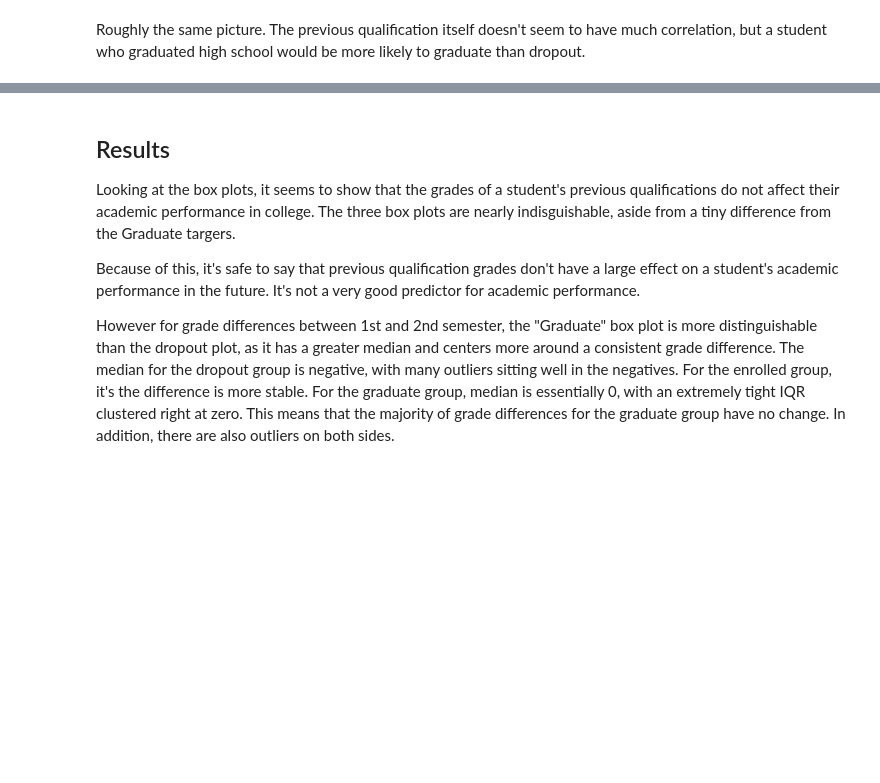
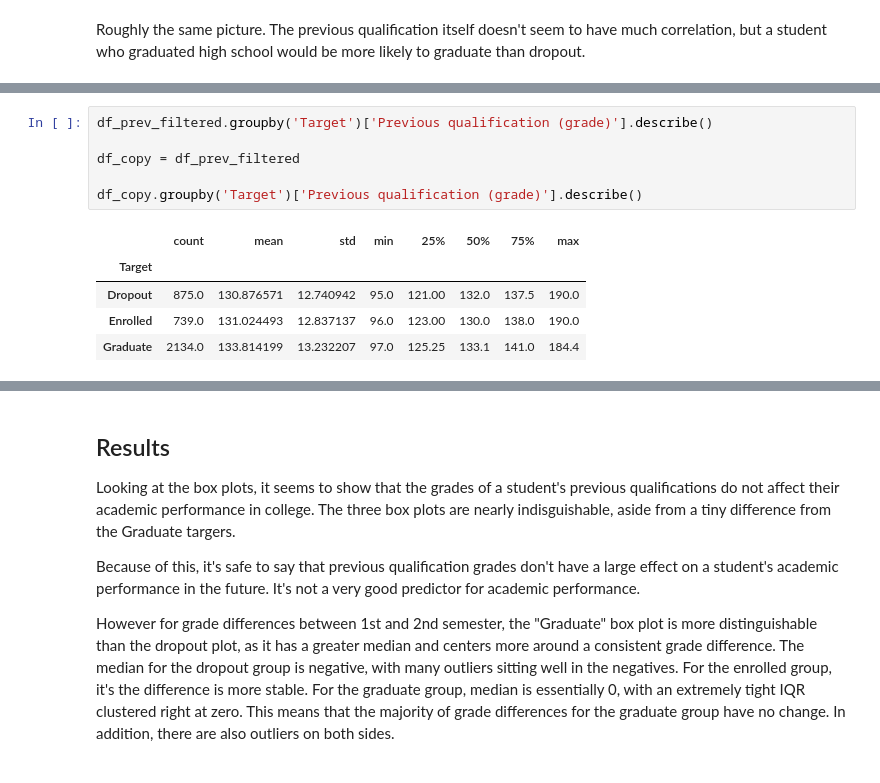
Before and after one commit to atile4/math-9-final-project, a Jupyter notebook: notebooks/prev_qual_pred_1st.ipynb, the cells around one changed output, grey strips where cells are left out. Saved outputs shown, nothing was run; the diff lists cells and outputs as text; blank space fills up the shorter version.

```diff
--- a/notebooks/prev_qual_pred_1st.ipynb
+++ b/notebooks/prev_qual_pred_1st.ipynb
@@ -186,3 +207,15 @@ df_copy.groupby('Target')['grade_diff'].describe()
+# %%
+df_prev_filtered.groupby('Target')['Previous qualification (grade)'].describe()
+
+df_copy = df_prev_filtered
+
+df_copy.groupby('Target')['Previous qualification (grade)'].describe()
+# %% [output]
+|  | count | mean | std | min | 25% | 50% | 75% | max |
+| Target |  |  |  |  |  |  |  |  |
+| Dropout | 875.0 | 130.876571 | 12.740942 | 95.0 | 121.00 | 132.0 | 137.5 | 190.0 |
+| Enrolled | 739.0 | 131.024493 | 12.837137 | 96.0 | 123.00 | 130.0 | 138.0 | 190.0 |
+| Graduate | 2134.0 | 133.814199 | 13.232207 | 97.0 | 125.25 | 133.1 | 141.0 | 184.4 |
 # %%
 fig, axes = plt.subplots(1, 2, figsize=(14, 5))
 
```
Also changed, not shown: parts of 5 cells of this notebook, 3 other files.
